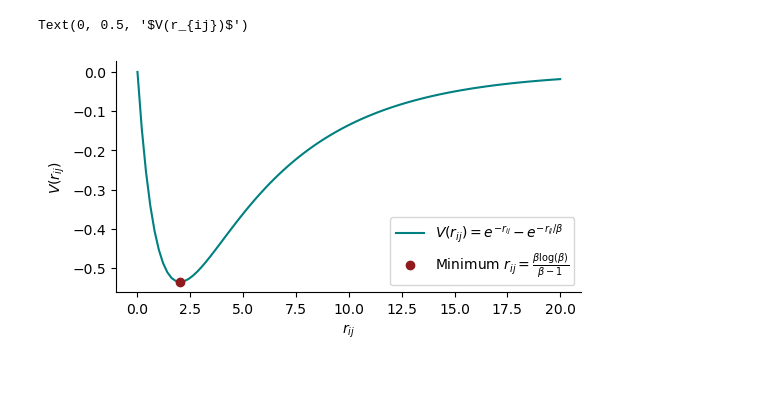
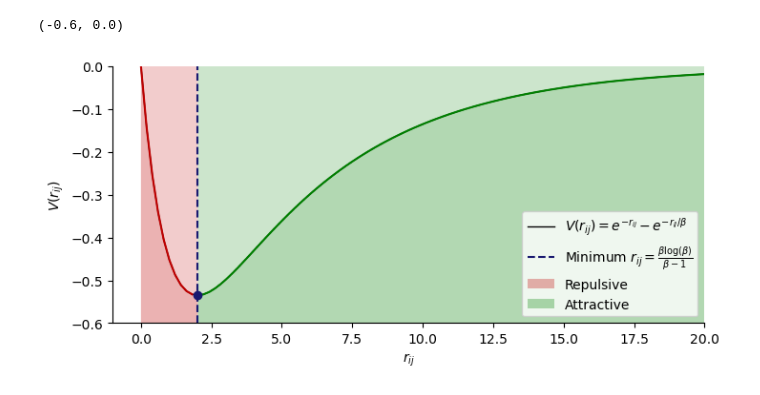
Before and after one commit to JakobSchauser/Thesis, a Jupyter notebook: CompareToData/MiscFigures/potential.ipynb, the cells around one changed output. Drawn from its saved outputs; the diff is of its cells as text; code cells hidden in the pictures.

```diff
--- a/CompareToData/MiscFigures/potential.ipynb
+++ b/CompareToData/MiscFigures/potential.ipynb
@@ -4,23 +4,44 @@ import matplotlib.pyplot as plt
 # %%
 xx = np.linspace(0, 20, 100)
 
 beta = 5
 f = lambda x: np.exp(-x) - np.exp(-x/beta)
-
-fig = plt.figure(figsize=(6,3))
-
-plt.plot(xx, f(xx), label='$V(r_{ij}) = e^{-r_{ij}} - e^{-r_{ij}/\\beta}$', c = "teal")
+f_grad = lambda x: -np.exp(-x) + np.exp(-x/beta)/beta
+fig = plt.figure(figsize=(8,3.5))
 
 # plot minimum
 min_x = beta*np.log(beta)/(beta-1)
 
+plt.plot(xx, f(xx), label='$V(r_{ij}) = e^{-r_{ij}} - e^{-r_{ij}/\\beta}$', c = "black", lw=1)
+plt.plot(xx[xx<min_x], f(xx[xx<min_x]), c = "#C00000")
+plt.plot(xx[xx>min_x], f(xx[xx>min_x]), c = "green")
 
-plt.plot(min_x, f(min_x),'o', label='Minimum $r_{ij} = \\frac{\\beta \log(\\beta)}{\\beta-1}$', c = "#901A1E")
+
+
+
+plt.plot(min_x, f(min_x),'o', c = "midnightblue")
+# make vertical line
+plt.axvline(min_x, color='midnightblue', linestyle='--',  label='Minimum $r_{ij} = \\frac{\\beta \log(\\beta)}{\\beta-1}$',)
 import seaborn as sns
+
+repulsive = xx <= min_x +0.1
+attractive = xx >= min_x
+
+plt.fill_between(xx, -0.6, f(xx), where=repulsive, color='#C00000', alpha=0.3, edgecolor='none', label='Repulsive')
+plt.fill_between(xx, 0., f(xx), where=repulsive, color='#C00000', alpha=0.2, edgecolor='none',)
+plt.fill_between(xx, -0.6, f(xx), where=attractive, color='green', alpha=0.3, edgecolor='none', label='Attractive')
+plt.fill_between(xx, 0, f(xx), where=attractive, color='green', alpha=0.2, edgecolor='none', )
+
+
+# draw an arrow along the gradient at x = 1.5 and x = 3
+
 sns.despine()
 plt.legend()
 plt.xlabel('$r_{ij}$')
 plt.ylabel('$V(r_{ij})$')
+
+plt.xlim(-1, 20)
+plt.ylim(-0.6, 0.0)
 # %% [output]
-Text(0, 0.5, '$V(r_{ij})$')
+(-0.6, 0.0)
-[figure, old version]
+[figure, new version]
```
Also changed, not shown: 23 other files.
